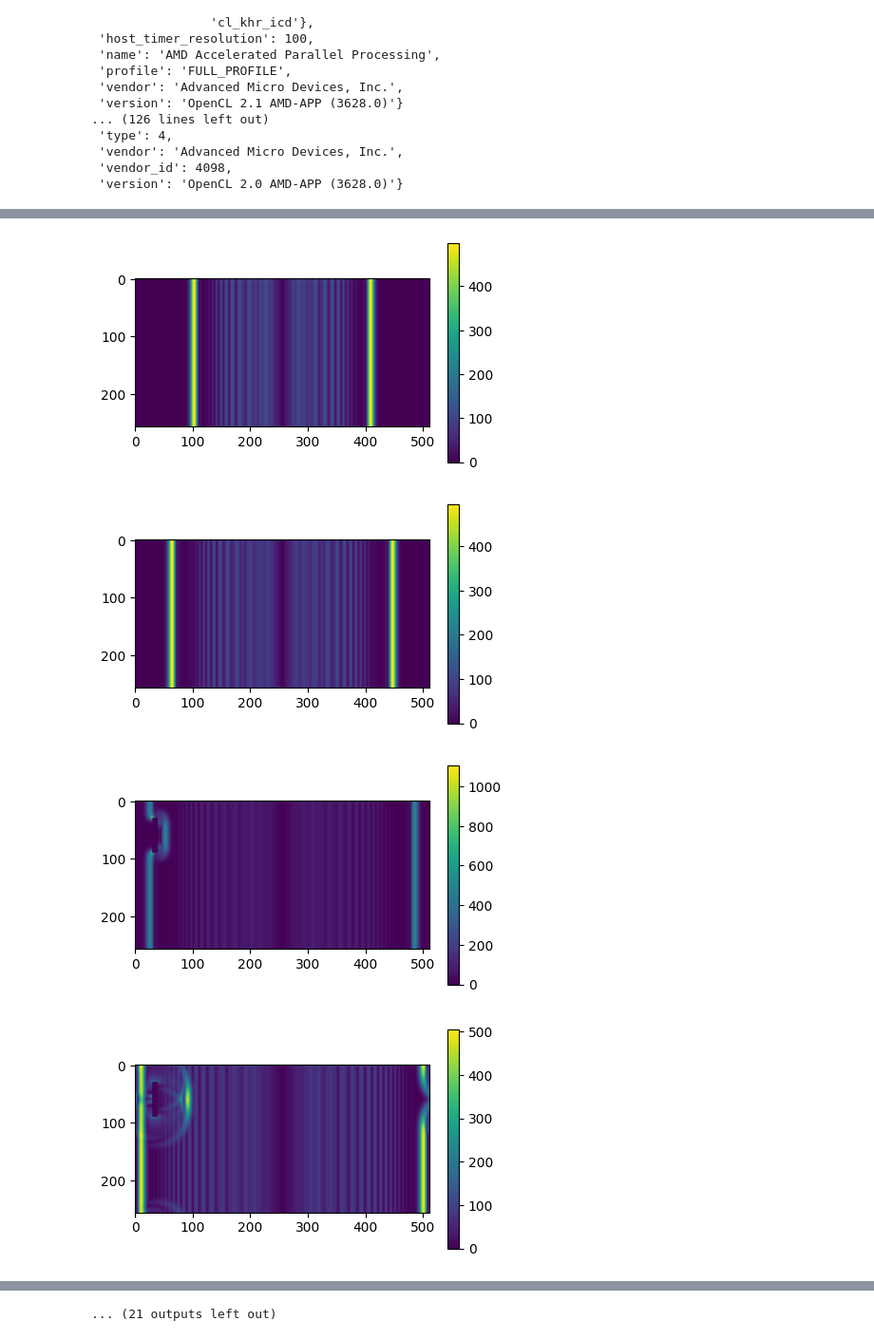
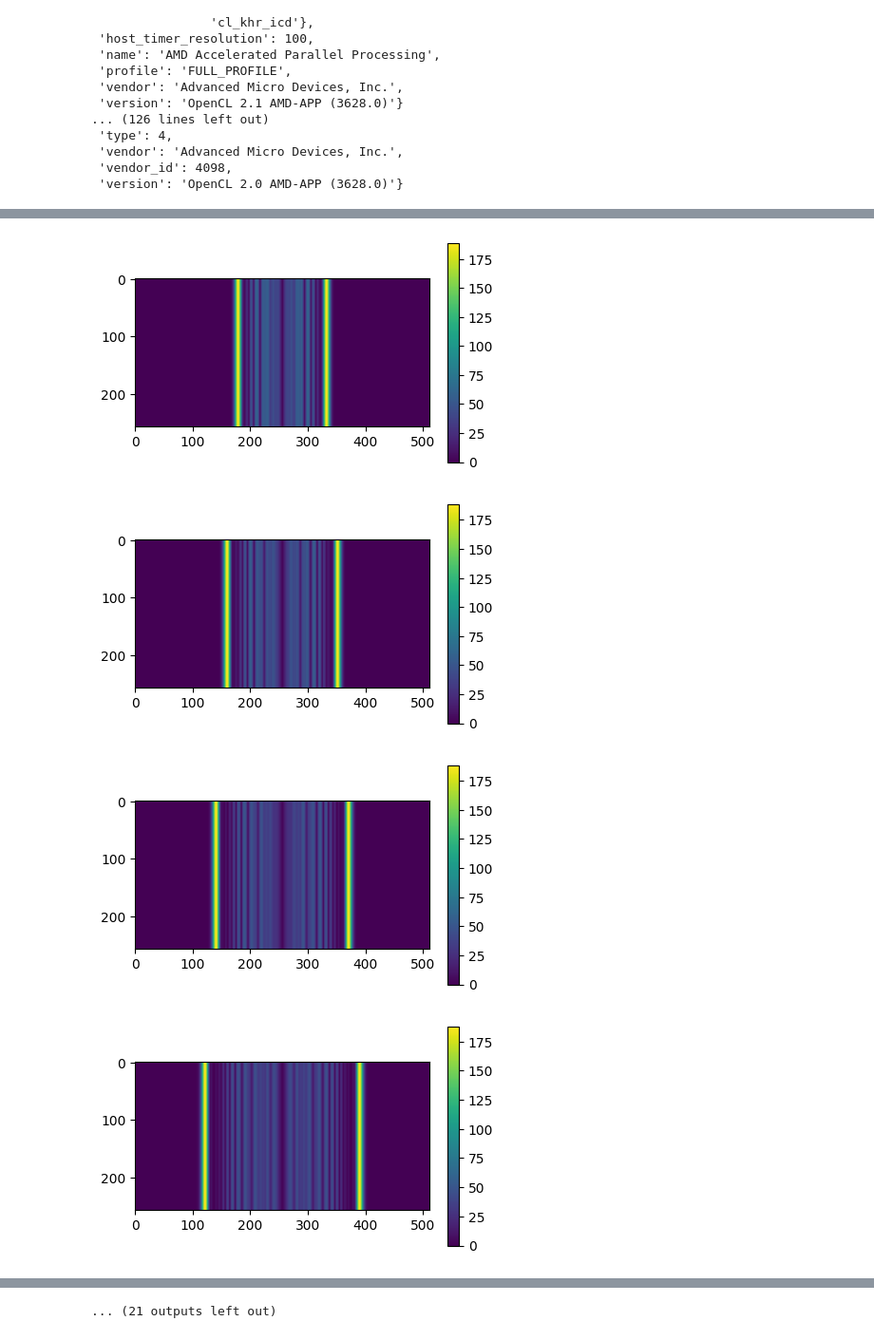
Before and after one commit to williamyang98/gpu_compute_experiments, a Jupyter notebook: pyopencl/yee_grid_3d.ipynb, the cells around one changed output, grey strips where cells are left out. Shown at 95% size. Saved outputs shown, nothing was run; the diff lists cells and outputs as text; code cells hidden in the pictures.

Commit message:
Update yee grid 3d tests

```diff
--- a/pyopencl/yee_grid_3d.ipynb
+++ b/pyopencl/yee_grid_3d.ipynb
@@ -309,9 +309,9 @@ program_source = f"""
         const float a_0 = A_0[i0];
         const float a_1 = A_1[i0];
 
-        E[i+0] = a_0*(E[i+0] + a_1*cHx);
-        E[i+1] = a_0*(E[i+1] + a_1*cHy);
-        E[i+2] = a_0*(E[i+2] + a_1*cHz);
+        E[i+0] = a_0*E[i+0] + a_1*cHx;
+        E[i+1] = a_0*E[i+1] + a_1*cHy;
+        E[i+2] = a_0*E[i+2] + a_1*cHz;
 
         cH[i+0] = cHx;
         cH[i+1] = cHy;
@@ -392,7 +392,7 @@ assert(workgroup_size_count <= max_workgroup_size)
 dispatch_size = [math.ceil(x/y) for x,y in zip(grid_size, workgroup_size)]
 # assert(all([x % y == 0 for x,y in zip(grid_size, workgroup_size)]))
 global_size = [x*y for x,y in zip(dispatch_size, workgroup_size)]
-total_cells = reduce(lambda x,y: x*y, grid_size, n_dims)
+total_cells = reduce(lambda x,y: x*y, grid_size, 1)
 
 print("=== Parameters ===")
 print(f"grid_size={grid_size}")
@@ -416,10 +416,8 @@ sigma_0 = 1e8
 barrier_pos = [slice(0,Nx), slice(30,90), slice(30,40)]
 sigma_k[*barrier_pos] = sigma_0
 
-alpha = sigma_k
-
 a_0 = 1/(1 + sigma_k / e_k * dt)
-a_1 = 1/((1+alpha)*e_k) * (1/d_xyz) * dt
+a_1 = 1/(e_k *d_xyz) * dt
 b_0 = 1/np.full(grid_size, mu_0) * (1/d_xyz) * dt
 
 a_0 = a_0.astype(np.float32)
@@ -440,7 +438,7 @@ E_cpu[*signal_pos,0] = A
 #E_cpu[*signal_pos,2] = A
 #H_cpu[:] = E_cpu[:]/Z0
 #H_cpu[:] = E_cpu[:]
-H_cpu[*signal_pos,0] = -A/Z_0 / d_xyz
+H_cpu[*signal_pos,0] = A
 
 cH_cpu = np.zeros(data_shape, dtype=np.float32)
 cE_cpu = np.zeros(data_shape, dtype=np.float32)
@@ -460,12 +458,14 @@ if False:
         b_0_gpu = cl_array.zeros(queue, grid_size, np.float32)
         E_gpu = cl_array.zeros(queue, data_shape, np.float32)
         H_gpu = cl_array.zeros(queue, data_shape, np.float32)
+        queue.finish()
     with cl.CommandQueue(context) as queue:
         a_0_gpu.set(a_0, queue=queue)
         a_1_gpu.set(a_1, queue=queue)
         b_0_gpu.set(b_0, queue=queue)
         E_gpu.set(E_cpu, queue=queue)
         H_gpu.set(H_cpu, queue=queue)
+        queue.finish()
 else:
     with cl.CommandQueue(context) as queue:
         a_0_gpu = cl_array.to_device(queue, a_0)
@@ -475,20 +475,21 @@ else:
         H_gpu = cl_array.to_device(queue, H_cpu)
         cE_gpu = cl_array.to_device(queue, cE_cpu)
         cH_gpu = cl_array.to_device(queue, cH_cpu)
+        queue.finish()
 # %%
 E_cpu_out = np.zeros(E_cpu.shape, dtype=E_cpu.dtype)
 H_cpu_out = np.zeros(H_cpu.shape, dtype=H_cpu.dtype)
 cE_cpu_out = np.zeros(cE_cpu.shape, dtype=cE_cpu.dtype)
 cH_cpu_out = np.zeros(cH_cpu.shape, dtype=cH_cpu.dtype)
 # %%
-total_loops = 4096
+total_loops = 2048
 is_plot = True
-plot_rate = 128
+plot_rate = 64
 
 kernel_events = []
 with NanoTimer() as timer:
     with cl.CommandQueue(context, properties=cl.command_queue_properties.PROFILING_ENABLE) as queue:
-
+        ev_wait_for = None
         for i in tqdm(range(total_loops)):
             ev_update_E = gpu_program.update_E(
                 queue,
@@ -496,24 +497,23 @@ with NanoTimer() as timer:
                 E_gpu.data, H_gpu.data, cH_gpu.data,
                 a_0_gpu.data, a_1_gpu.data,
                 *[np.int32(v) for v in grid_size],
+                wait_for=[ev_wait_for] if ev_wait_for != None else [],
             )
             kernel_events.append(('update_E', ev_update_E))
-            ev_barrier_E = cl.enqueue_barrier(queue, wait_for=[ev_update_E])
-            kernel_events.append(('barrier_E', ev_barrier_E))
             ev_update_H = gpu_program.update_H(
                 queue,
                 global_size, workgroup_size,
                 E_gpu.data, H_gpu.data, cE_gpu.data,
                 b_0_gpu.data,
                 *[np.int32(v) for v in grid_size],
+                wait_for=[ev_update_E],
             )
             kernel_events.append(('update_H', ev_update_H))
-            ev_barrier_H = cl.enqueue_barrier(queue, wait_for=[ev_update_H])
-            kernel_events.append(('barrier_H', ev_barrier_H))
-            queue.flush()
+            ev_wait_for = ev_update_H
 
             if is_plot and i % plot_rate == 0:
-                ev_copy = cl.enqueue_copy(queue, E_cpu_out, E_gpu.data)
+                ev_copy = cl.enqueue_copy(queue, E_cpu_out, E_gpu.data, wait_for=[ev_update_H])
+                ev_wait_for = ev_copy
                 ev_copy.wait()
                 fig = plt.figure(figsize=(5,3))
                 data = np.linalg.norm(E_cpu_out, ord=2, axis=3)
@@ -526,6 +526,8 @@ with NanoTimer() as timer:
                 plt.colorbar()
                 #plt.plot(E_cpu_out[:,150,260,0].squeeze())
                 plt.show()
+
+            queue.flush()
         queue.finish()
 gpu_submit_ns = timer.get_delta_ns()
 print(f"gpu_queue_command={gpu_submit_ns*1e-6:.3f} ms")
@@ -544,4 +546,4 @@ print(f"gpu_cell_rate={gpu_cell_rate*1e-6:.3f} M/s")
-[figure, old version]
+[figure, new version]
-[figure, old version]
+[figure, new version]
-[figure, old version]
+[figure, new version]
-[figure, old version]
+[figure, new version]
```
Also changed, not shown: parts of 6 cells of this notebook, 1 other file.
